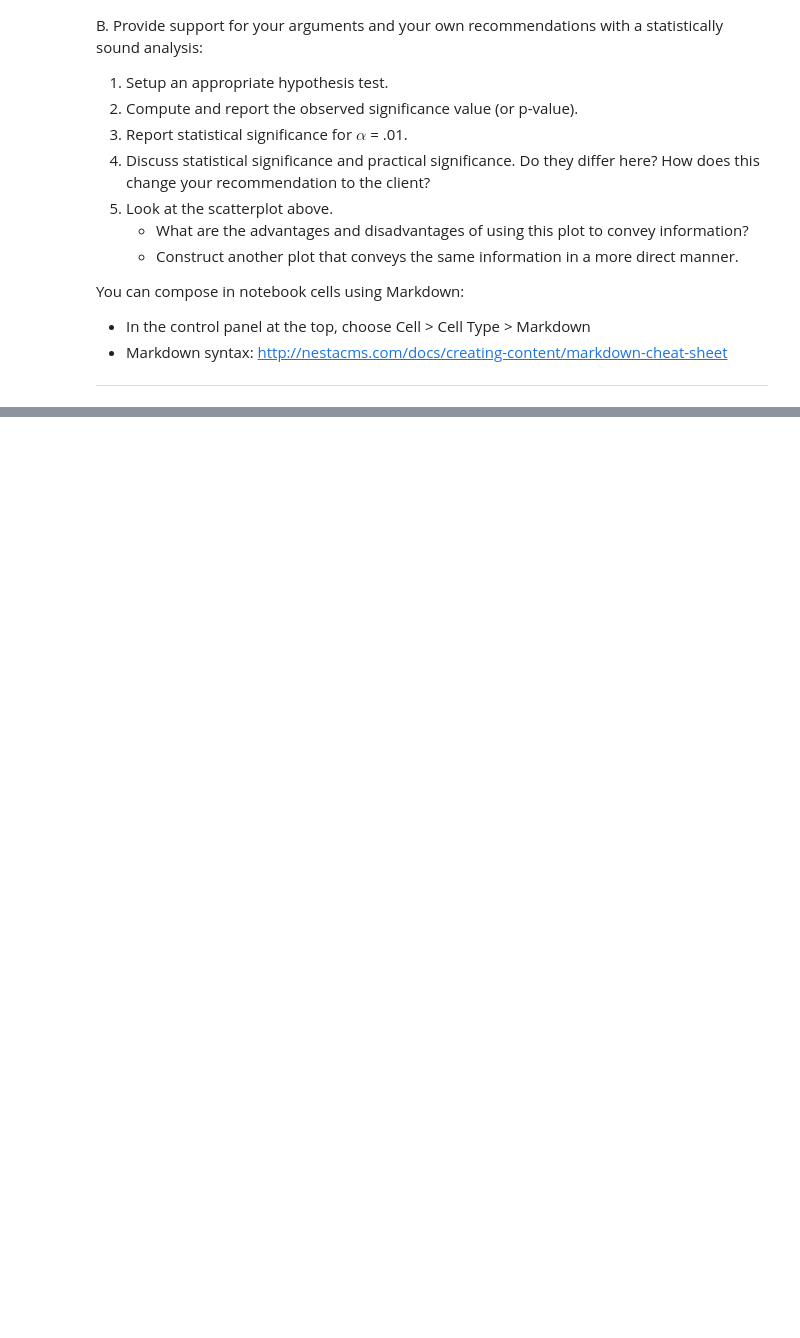
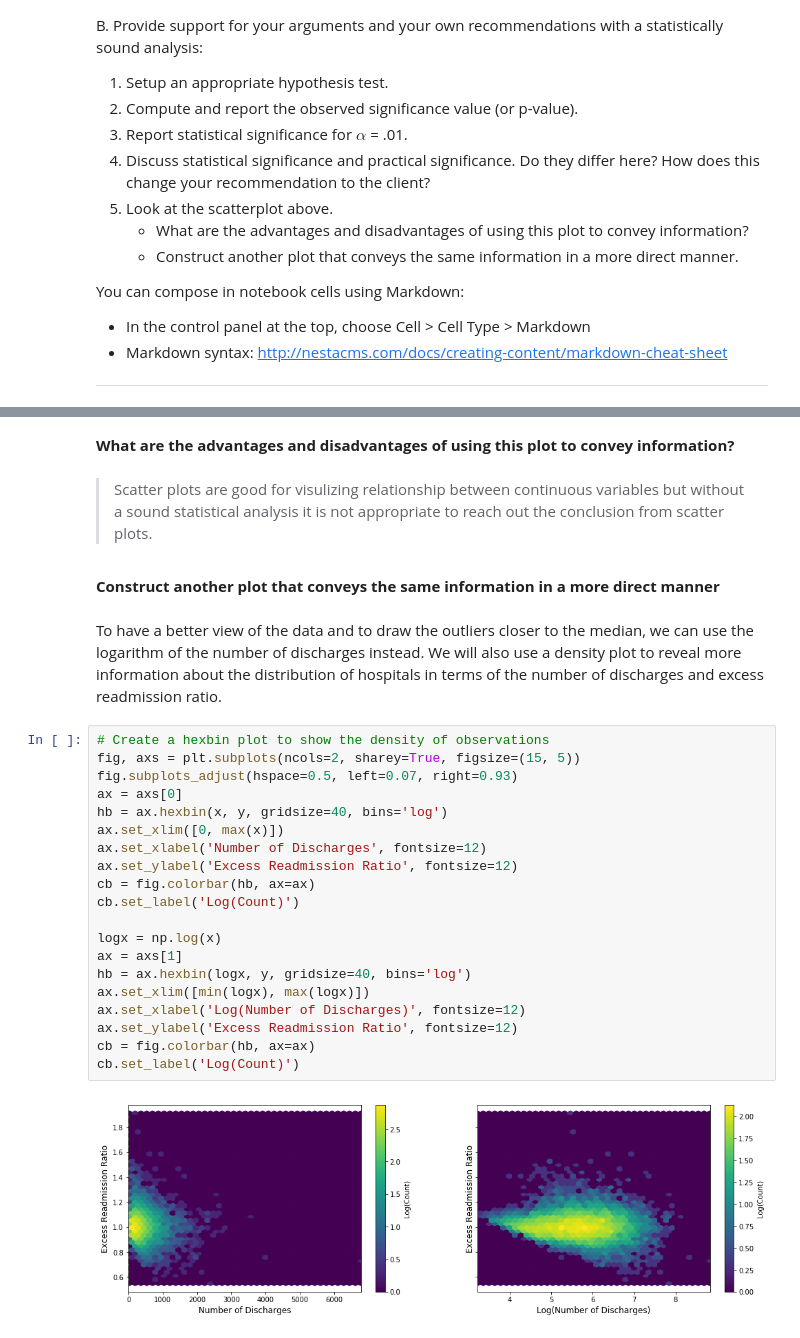
Before and after one commit to oserttas-math/Springboard-Projects, a Jupyter notebook: Statistical_Inference_Exercises/EDA_Hospital_Readmission/EDA_Hospital_Readmission_Project.ipynb, the cells around one changed output, grey strips where cells are left out. Drawn from its saved outputs; the diff is of its cells as text; blank space fills up the shorter version.

```diff
--- a/Statistical_Inference_Exercises/EDA_Hospital_Readmission/EDA_Hospital_Readmission_Project.ipynb
+++ b/Statistical_Inference_Exercises/EDA_Hospital_Readmission/EDA_Hospital_Readmission_Project.ipynb
@@ -106,0 +357,30 @@ You can compose in notebook cells using Markdown:
+# %% [markdown]
+**What are the advantages and disadvantages of using this plot to convey information?**
+# %% [markdown]
+>Scatter plots are good for visulizing relationship between continuous variables but without a sound statistical analysis it is not appropriate to reach out the conclusion from scatter plots.
+# %% [markdown]
+**Construct another plot that conveys the same information in a more direct manner**
+# %% [markdown]
+To have a better view of the data and to draw the outliers closer to the median, we can use the logarithm of the number of discharges instead. We will also use a density plot to reveal more information about the distribution of hospitals in terms of the number of discharges and excess readmission ratio.
+# %%
+# Create a hexbin plot to show the density of observations
+fig, axs = plt.subplots(ncols=2, sharey=True, figsize=(15, 5))
+fig.subplots_adjust(hspace=0.5, left=0.07, right=0.93)
+ax = axs[0]
+hb = ax.hexbin(x, y, gridsize=40, bins='log')
+ax.set_xlim([0, max(x)])
+ax.set_xlabel('Number of Discharges', fontsize=12)
+ax.set_ylabel('Excess Readmission Ratio', fontsize=12)
+cb = fig.colorbar(hb, ax=ax)
+cb.set_label('Log(Count)')
+
+logx = np.log(x)
+ax = axs[1]
+hb = ax.hexbin(logx, y, gridsize=40, bins='log')
+ax.set_xlim([min(logx), max(logx)])
+ax.set_xlabel('Log(Number of Discharges)', fontsize=12)
+ax.set_ylabel('Excess Readmission Ratio', fontsize=12)
+cb = fig.colorbar(hb, ax=ax)
+cb.set_label('Log(Count)')
+# %% [output]
+[figure, added]
```
Also changed, not shown: parts of 30 cells of this notebook, 26 other files.
